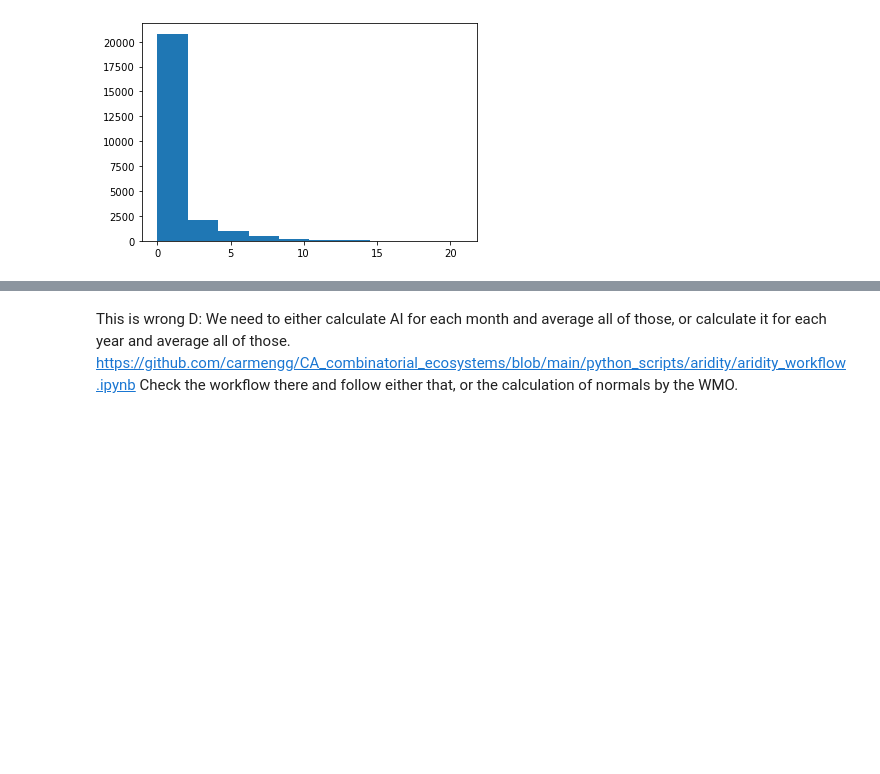
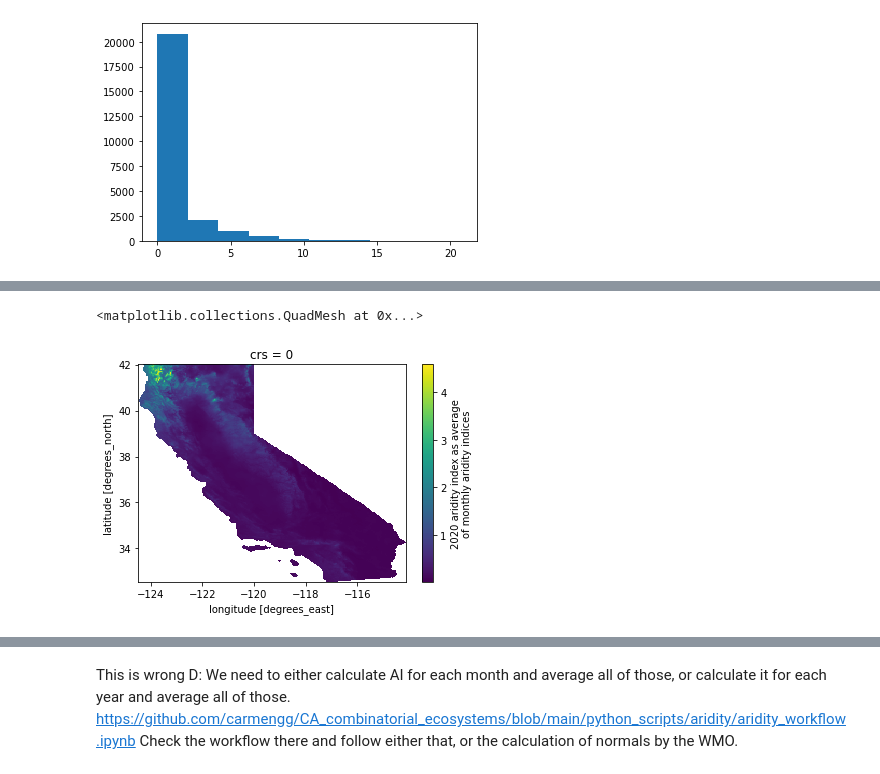
Before and after one commit to carmengg/PlanetComp_aridity_layer, a Jupyter notebook: ca_aridity_TRIALS.ipynb, the cells around one changed output, grey strips where cells are left out. Cells and saved outputs as stored; diff of their text form; code cells hidden in the pictures; blank space fills up the shorter version.

Commit message:
calculated aridity index for 2020

```diff
--- a/ca_aridity_TRIALS.ipynb
+++ b/ca_aridity_TRIALS.ipynb
@@ -308,0 +277,7 @@ stack
+# %%
+stack = month_aridity_index(1,2020,ca_evap,ca_prec)
+for i in range(1,12):
+    month_ai = month_aridity_index(i,2020,ca_evap,ca_prec)
+    # [first position, last position]
+    stack = xr.concat([stack,month_ai], dim='time', combine_attrs='drop')
+stack
@@ -319,2 +351,4 @@ stack2.sel(time=0).plot()
 # %%
-stack2.sel(time=1).plot()
+ai2020 = stack.mean(dim='time')
+ai2020.attrs['long_name'] = '2020 aridity index as average of monthly aridity indices'
+ai2020
@@ -321,2 +379,5 @@ stack2.sel(time=1).plot()
 # %%
-stack2.sel(time=2).plot()
+ai2020.plot()
+# %% [output]
+<matplotlib.collections.QuadMesh at 0x...>
+[figure, added]
```
Also changed, not shown: parts of 27 cells of this notebook.
